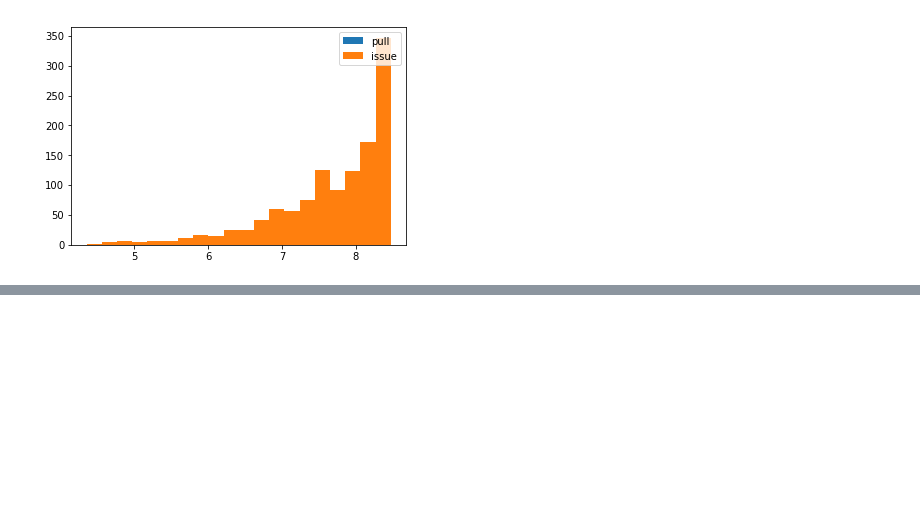
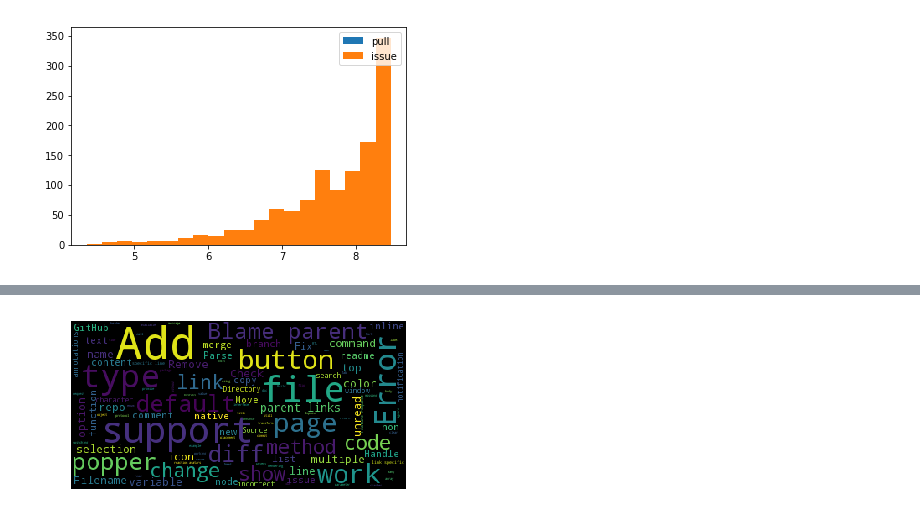
Before and after one commit to nicholas-alonzo/GitHub-Repo-Analysis, a Jupyter notebook: Event-Exploration_ql.ipynb, the cells around one changed output, grey strips where cells are left out. Cells and saved outputs as stored; diff of their text form; code cells hidden in the pictures; blank space fills up the shorter version.

```diff
--- a/Event-Exploration_ql.ipynb
+++ b/Event-Exploration_ql.ipynb
@@ -633,0 +641,7 @@ plt.show()
+# %%
+wordcloud = WordCloud().generate(" ".join(issue_title))
+plt.imshow(wordcloud)
+plt.axis("off")
+plt.show()
+# %% [output]
+[figure, added]
```
Also changed, not shown: parts of 5 cells of this notebook.
